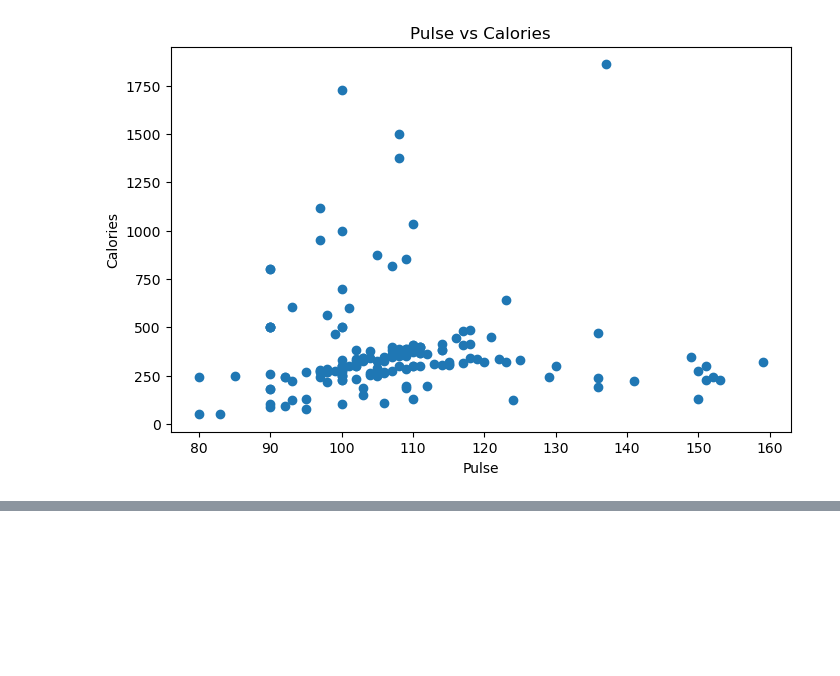
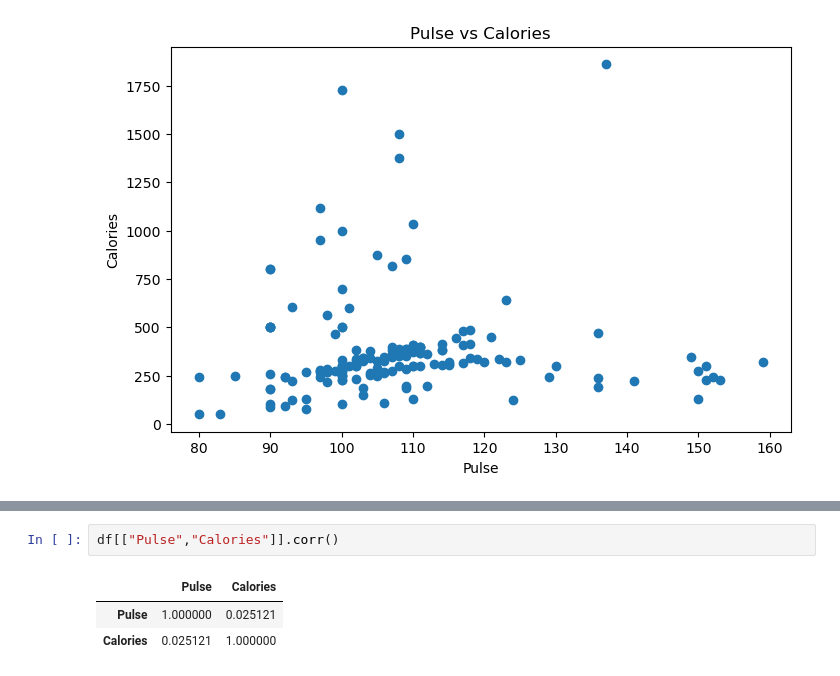
Before and after one commit to aryandhiman01/DataScience_ST, a Jupyter notebook: Intro_to_Matplotlib.ipynb, the cells around one changed output, grey strips where cells are left out. Saved outputs shown, nothing was run; the diff lists cells and outputs as text; blank space fills up the shorter version.

```diff
--- a/Intro_to_Matplotlib.ipynb
+++ b/Intro_to_Matplotlib.ipynb
@@ -77,0 +88,6 @@ plt.show()
+# %%
+df[["Pulse","Calories"]].corr()
+# %% [output]
+|  | Pulse | Calories |
+| Pulse | 1.000000 | 0.025121 |
+| Calories | 0.025121 | 1.000000 |
```
Also changed, not shown: parts of 3 cells of this notebook, 1 other file.
